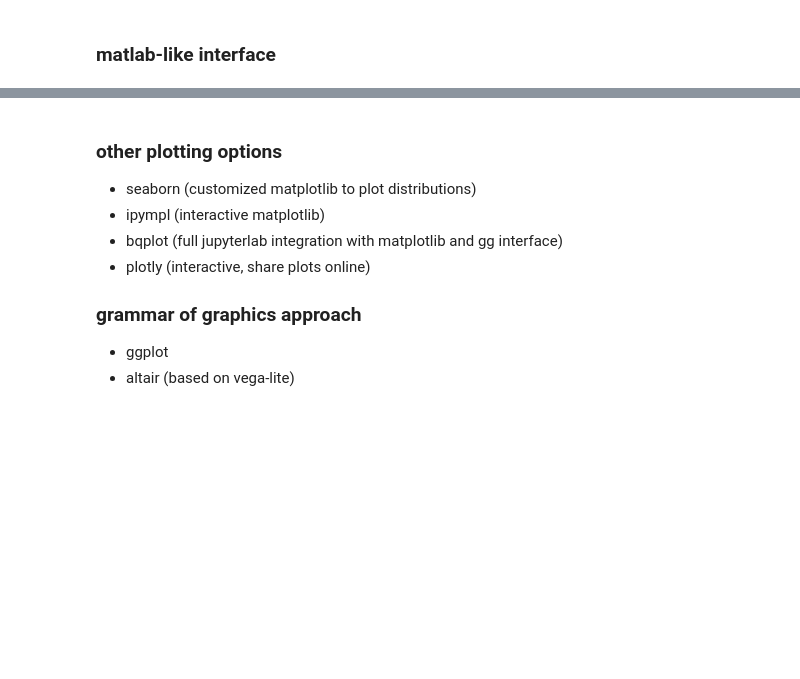
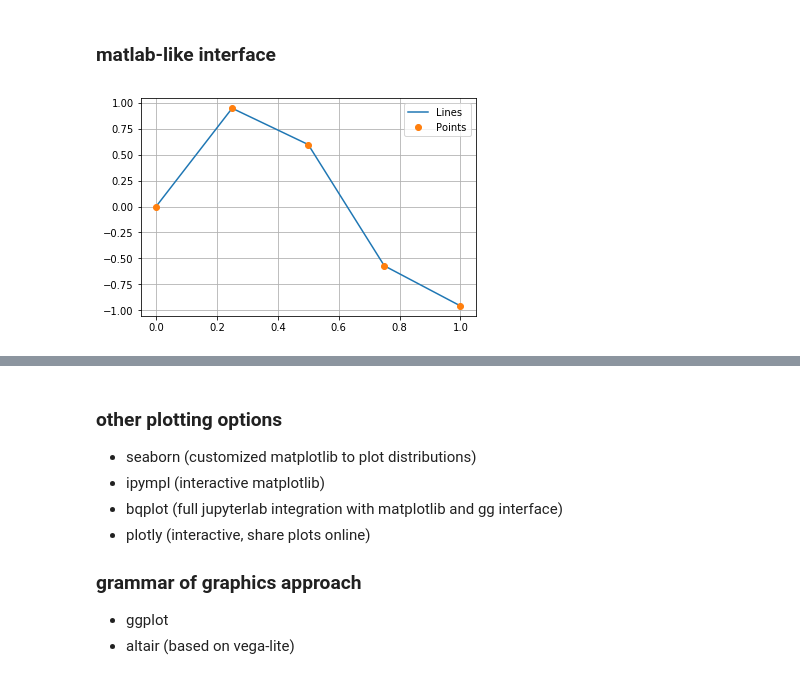
Before and after one commit to albop/modern_scientific_programming, a Jupyter notebook: Session_4/numeric_python.ipynb, the cells around one changed output, grey strips where cells are left out. Cells and saved outputs as stored; diff of their text form; code cells hidden in the pictures; blank space fills up the shorter version.

```diff
--- a/Session_4/numeric_python.ipynb
+++ b/Session_4/numeric_python.ipynb
@@ -259,0 +450,12 @@ Scipy's library leverages numpy to provide many other functions:
+# %%
+x = np.linspace(0,1,5)
+# %%
+y = np.sin(x*5)
+# %%
+plt.plot(x,y, label='Lines')
+plt.plot(x,y,'o', label='Points')
+plt.grid()
+plt.legend(loc='upper right')
+plt.savefig("fig.png")
+# %% [output]
+[figure, added]
```
Also changed, not shown: parts of 46 cells of this notebook, 2 other files.
